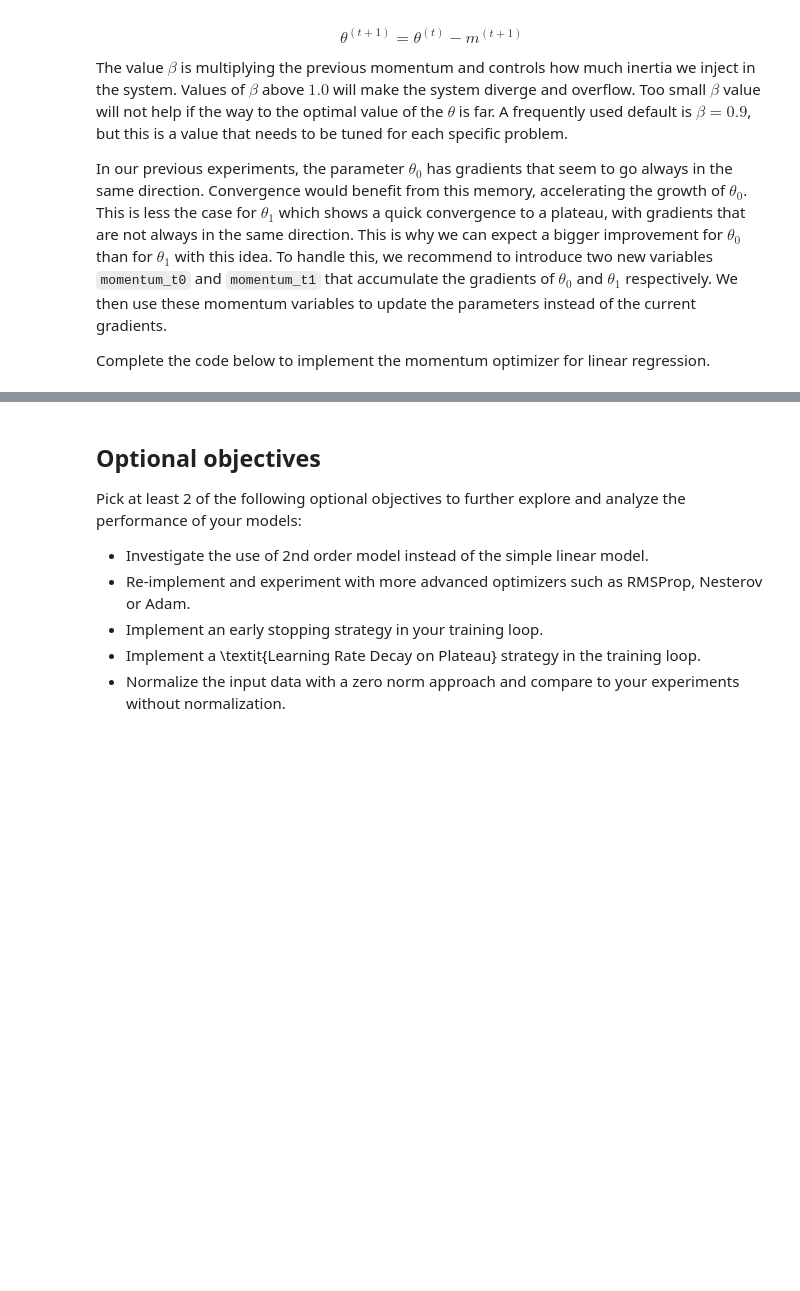
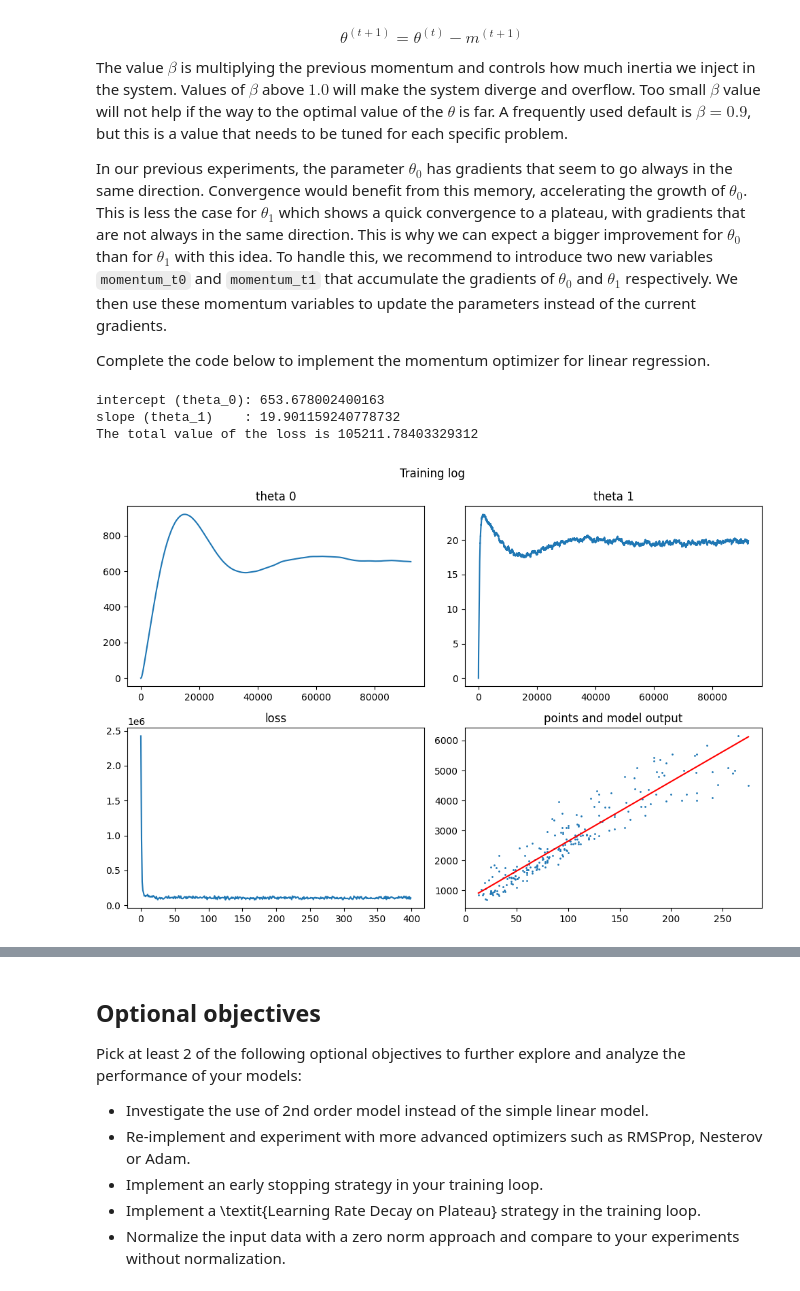
Before and after one commit to lacsapk/PW01, a Jupyter notebook: PW02/MPW2-moodle-input/student-input/cg-linear-regression-stud.ipynb, the cells around one changed output, grey strips where cells are left out. Cells and saved outputs as stored; diff of their text form; code cells hidden in the pictures; blank space fills up the shorter version.

```diff
--- a/PW02/MPW2-moodle-input/student-input/cg-linear-regression-stud.ipynb
+++ b/PW02/MPW2-moodle-input/student-input/cg-linear-regression-stud.ipynb
@@ -387,7 +452,50 @@ Complete the code below to implement the momentum optimizer for linear regressio
 # %%
 alpha = 0.0000001     # learning rate
 beta_momentum_t0 = 0.9999     # momentum factor for theta_0
 beta_momentum_t1 = 0.5000     # momentum factor for theta_1
 epochs = 400          # number of epochs (an epoch is a loop over the whole training set)
 
-... TO COMPLETE ...
+# TO COMPLETE
+N = len(living_area)  # number of samples in the training set
+t0 = 0.0              # initial value of theta_0
+t1 = 0.0              # initial value of theta_1
+momentum_t0 = 0.0
+momentum_t1 = 0.0
+
+loss_evolution = []   # to log the evolution of the loss
+t0_evolution = []     # to log the evolution of theta_0
+t1_evolution = []     # to log the evolution of theta_1
+
+for epoch in range(epochs):
+    n_steps = N
+    epoch_loss = 0.0
+
+    for step in range(n_steps):
+        n = random.choice(range(0, N))  # random sampling in the training set
+        cg.reset_values()
+        cg.forward([living_area[n], t0, t1, rent_price[n]])
+        cg.backward()
+
+        momentum_t0 = beta_momentum_t0 * momentum_t0 + alpha * theta_0.grad_v
+        momentum_t1 = beta_momentum_t1 * momentum_t1 + alpha * theta_1.grad_v
+
+        t0 = t0 - momentum_t0
+        t1 = t1 - momentum_t1
+
+        epoch_loss += j.v
+        t0_evolution.append(t0)
+        t1_evolution.append(t1)
+
+    loss_evolution.append(epoch_loss / n_steps)
+
+print("intercept (theta_0):", t0)
+print("slope (theta_1)    :", t1)
+y_hat = t0 + t1 * living_area
+J = mse_loss(y_hat, rent_price)
+print("The total value of the loss is", J)
+plot_training_log(loss_evolution, t0_evolution, t1_evolution, living_area, rent_price)
+# %% [output]
+intercept (theta_0): 653.678002400163
+slope (theta_1)    : 19.901159240778732
+The total value of the loss is 105211.78403329312
+[figure, added]
```
Also changed, not shown: parts of 17 cells of this notebook.
